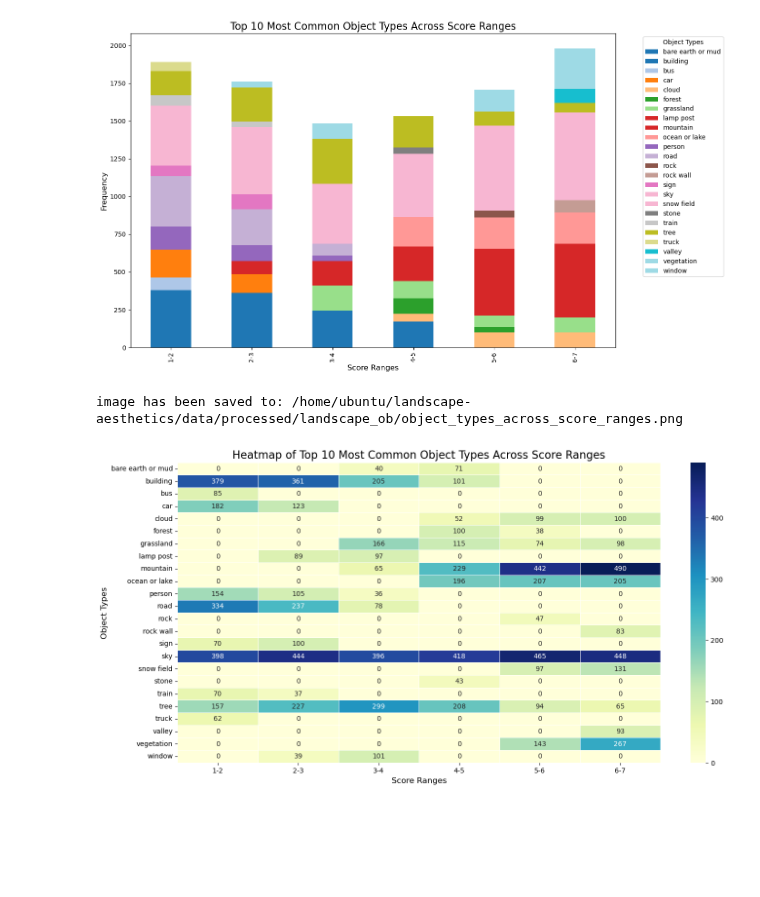
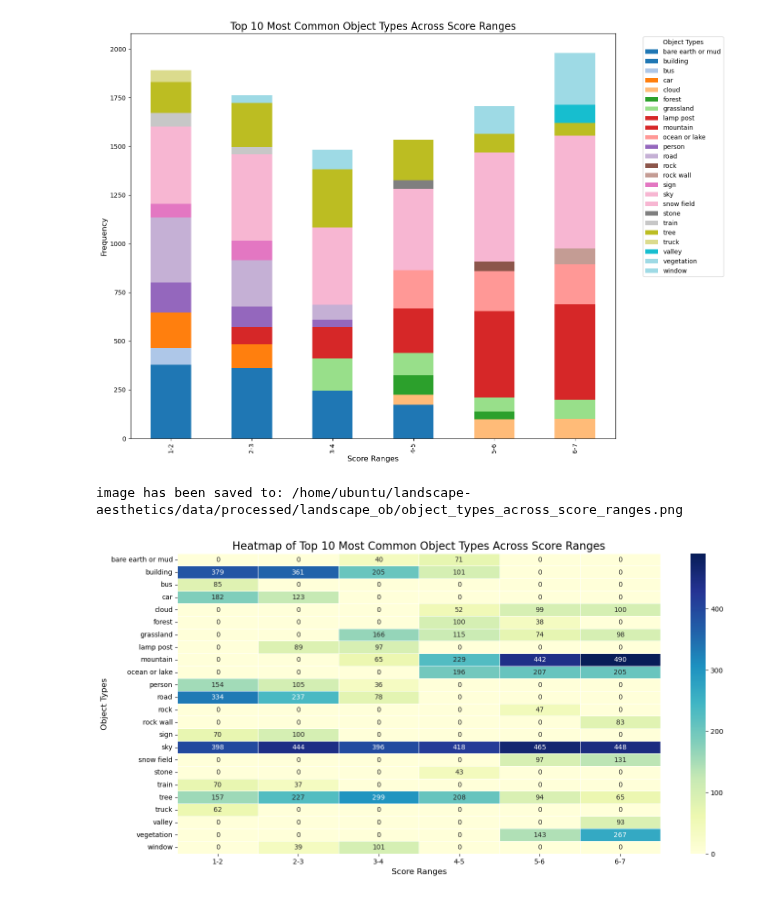
Before and after one commit to COrtsJosep/landscape-aesthetics, a Jupyter notebook: src/models/Sample_object_detect_visualizaion.ipynb, the cells around one changed output. Saved outputs shown, nothing was run; the diff lists cells and outputs as text; code cells hidden in the pictures; blank space fills up the shorter version.

```diff
--- a/src/models/Sample_object_detect_visualizaion.ipynb
+++ b/src/models/Sample_object_detect_visualizaion.ipynb
@@ -15,35 +15,35 @@ if set(['score_range', 'object_types', 'count']).issubset(data.columns):
 
     data['object_types'] = data['object_types'].str.strip().str.lower()
 
     top_objects_per_score = data.groupby('score_range').apply(
         lambda x: x.nlargest(10, 'count')).reset_index(drop=True)
 
     pivot_data = top_objects_per_score.pivot(index='score_range', columns='object_types', values='count').fillna(0)
 
-    plt.figure(figsize=(14, 8))
+    plt.figure(figsize=(14, 10))
 
     #adjust color here
     pivot_data.plot(kind='bar', stacked=True, colormap='tab20', ax=plt.gca())
 
     plt.title('Top 10 Most Common Object Types Across Score Ranges', fontsize=16)
     plt.xlabel('Score Ranges', fontsize=12)
     plt.ylabel('Frequency', fontsize=12)
 
     plt.legend(title='Object Types', bbox_to_anchor=(1.05, 1), loc='upper left')
     plt.tight_layout()
 
     output_file = project_base_path / 'data' / 'processed' / 'landscape_ob' / 'object_types_across_score_ranges.png'
     output_file.parent.mkdir(parents=True, exist_ok=True)
     plt.savefig(output_file, dpi=300)
 
     plt.show()
 
     print(f"image has been saved to: {output_file}")
 
 else:
     print("lack：'score_range', 'object_types', 'count'")
 # %% [output]
-[figure, old version]
+[figure, new version]
 image has been saved to: /home/ubuntu/landscape-aesthetics/data/processed/landscape_ob/object_types_across_score_ranges.png
 # %%
 #heatmap here
```
